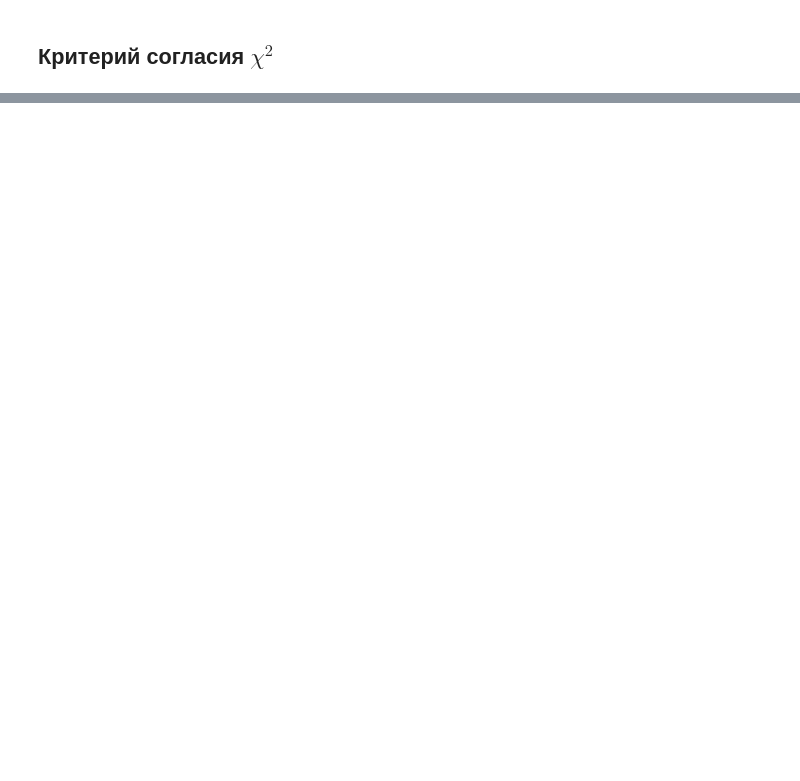
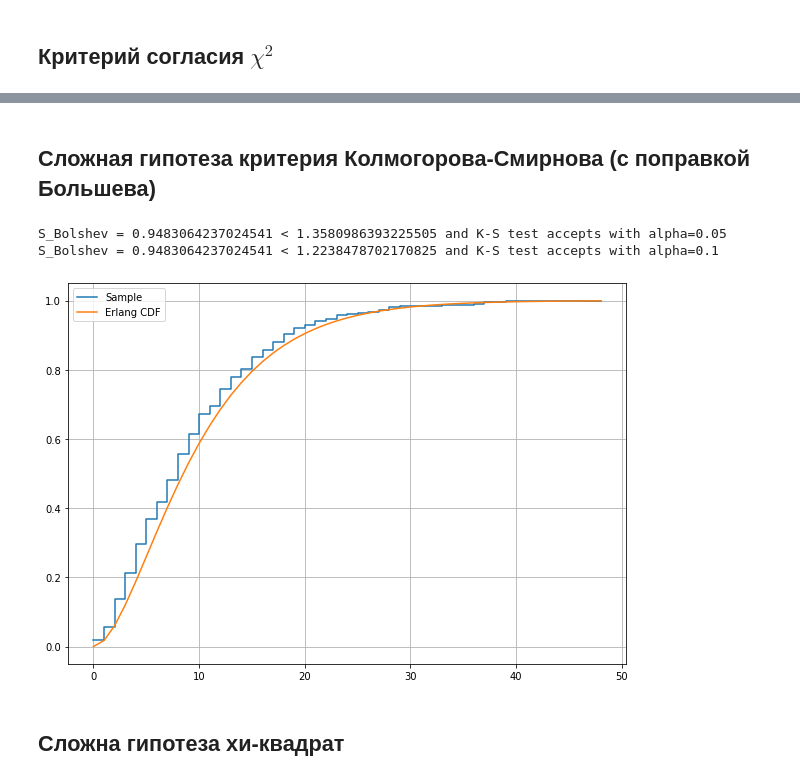
Before and after one commit to NikitaYurasov/Mathematical-statistics, a Jupyter notebook: ДЗ4.ipynb, the cells around one changed output, grey strips where cells are left out. Saved outputs shown, nothing was run; the diff lists cells and outputs as text; code cells hidden in the pictures; blank space fills up the shorter version.

```diff
--- a/ДЗ4.ipynb
+++ b/ДЗ4.ipynb
@@ -42,7 +44,7 @@ $ D_n^+=\max_{1\leqslant k\leqslant n}\left( \frac{k}{n}-F(X_{(k)}) \right), \qu
 
 $ S=\frac{6nD_n+1}{6\sqrt{n}} $ - поправка Большева
 # %%
-def simple_kolmogorov_test(sample, alpha, mu, m):
+def simple_kolmogorov_test(sample, alpha, mu, m, pic_path, text_path):
     sort_sample = np.sort(sample)
     n = sort_sample.shape[0]
     Dn_plus = 0
@@ -54,19 +56,22 @@ def simple_kolmogorov_test(sample, alpha, mu, m):
             Dn_minus = (spsp.gdtr(mu, m, sort_sample[k])-(k-1)/n)
     Dn = np.max((Dn_plus, Dn_minus))
     S_Bolshev = (6*n*Dn+1)/(6*np.sqrt(n))
+    file = open(text_path, 'w')
     for al in alpha:
         if S_Bolshev < spst.kstwobign.ppf(1-al):
             decision = 'accepts'
         else:
             decision = 'rejects'
         print('S_Bolshev = {} < {} and K-S test {} with alpha={}'.format(S_Bolshev, spst.kstwobign.ppf(1-al), decision, al))
+        file.write("S_Bolshev = {0} < {1} and K-S test {2} with alpha={3}\n".format(S_Bolshev, spst.kstwobign.ppf(1-al), decision, al))
+    file.close()
     X_e, Y_e = pst.emperical_erlang(sort_sample, 1)
     plt.figure(figsize=(10, 7));
     plt.step(X_e, Y_e, where='post', label='Sample');
     plt.plot(X_e, spsp.gdtr(mu, m, X_e), label='Erlang CDF');
     plt.grid();
     plt.legend();
-    #plt.savefig('Images/K-S_Test_for_Erlang.pdf');
+    plt.savefig(pic_path);
 # %%
 mu = 0.2
 m = 2
@@ -182,0 +208,26 @@ S = 22.418531339910476 <= 13.36156613651173 and Chi2 test rejects with alpha=0.1
+# %% [markdown]
+## Сложная гипотеза критерия Колмогорова-Смирнова (с поправкой Большева)
+# %%
+def complicated_KS_test(sample, alpha, m, pic_path, text_path):
+    n = sample.shape[0]
+    if n % 2 == 0:
+        X_est = sample[:int(n/2)]
+        X_test = sample[int(n/2):]
+    else:
+        X_est = sample[:int(n/2)]
+        X_test = sample[int(n/2):]
+    MLE = m/np.mean(X_est)
+    simple_kolmogorov_test(X_test, alpha, MLE, m, pic_path, text_path)
+# %%
+m = 2
+mu = 0.2
+n = 1000
+alpha_list = [0.05, 0.1]
+erlang_sample_for_complicated_KS_test = pst.random_erlang(m, mu, n)
+complicated_KS_test(erlang_sample_for_complicated_KS_test, alpha_list, m, 'Images/Compl_KS_Test.pdf', 'Text/Compl_KS_Test.txt')
+# %% [output]
+S_Bolshev = 0.9483064237024541 < 1.3580986393225505 and K-S test accepts with alpha=0.05
+S_Bolshev = 0.9483064237024541 < 1.2238478702170825 and K-S test accepts with alpha=0.1
+[figure, added]
+# %% [markdown]
+## Сложна гипотеза хи-квадрат
```
Also changed, not shown: parts of 9 cells of this notebook.
